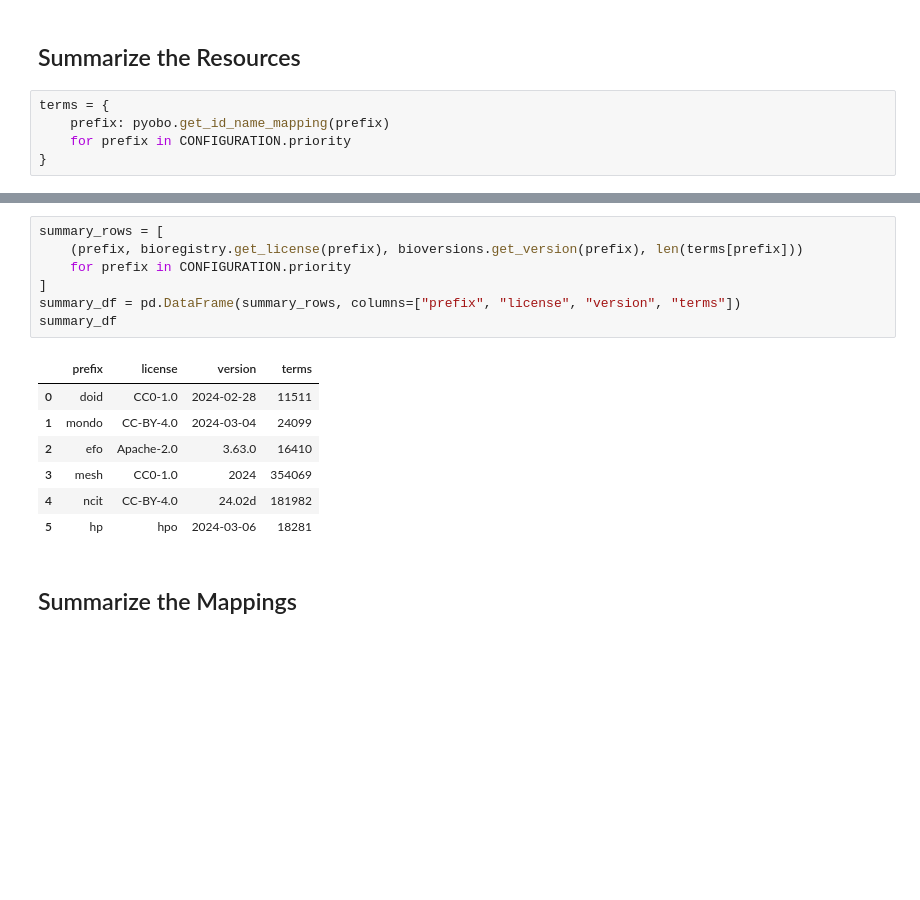
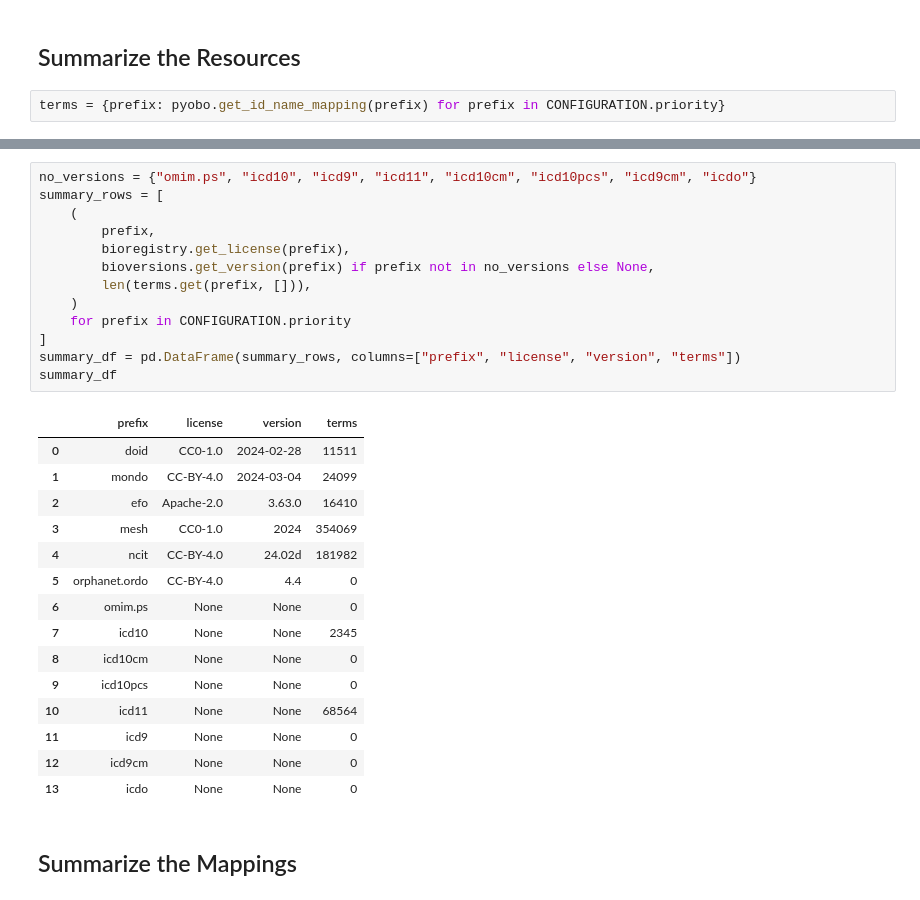
Before and after one commit to biopragmatics/semra, a Jupyter notebook: scripts/Disease Landscape Comparison.ipynb, the cells around one changed output, grey strips where cells are left out. Cells and saved outputs as stored; diff of their text form; blank space fills up the shorter version.

```diff
--- a/scripts/Disease Landscape Comparison.ipynb
+++ b/scripts/Disease Landscape Comparison.ipynb
@@ -18,7 +22,4 @@ from disease import CONFIGURATION, MODULE
 # %% [markdown]
 ## Summarize the Resources
 # %%
-terms = {
-    prefix: pyobo.get_id_name_mapping(prefix)
-    for prefix in CONFIGURATION.priority
-}
+terms = {prefix: pyobo.get_id_name_mapping(prefix) for prefix in CONFIGURATION.priority}
@@ -25,18 +44,32 @@ terms = {
 # %%
+no_versions = {"omim.ps", "icd10", "icd9", "icd11", "icd10cm", "icd10pcs", "icd9cm", "icdo"}
 summary_rows = [
-    (prefix, bioregistry.get_license(prefix), bioversions.get_version(prefix), len(terms[prefix]))
+    (
+        prefix,
+        bioregistry.get_license(prefix),
+        bioversions.get_version(prefix) if prefix not in no_versions else None,
+        len(terms.get(prefix, [])),
+    )
     for prefix in CONFIGURATION.priority
 ]
 summary_df = pd.DataFrame(summary_rows, columns=["prefix", "license", "version", "terms"])
 summary_df
 # %% [output]
 |  | prefix | license | version | terms |
 | 0 | doid | CC0-1.0 | 2024-02-28 | 11511 |
 | 1 | mondo | CC-BY-4.0 | 2024-03-04 | 24099 |
 | 2 | efo | Apache-2.0 | 3.63.0 | 16410 |
 | 3 | mesh | CC0-1.0 | 2024 | 354069 |
 | 4 | ncit | CC-BY-4.0 | 24.02d | 181982 |
-| 5 | hp | hpo | 2024-03-06 | 18281 |
+| 5 | orphanet.ordo | CC-BY-4.0 | 4.4 | 0 |
+| 6 | omim.ps | None | None | 0 |
+| 7 | icd10 | None | None | 2345 |
+| 8 | icd10cm | None | None | 0 |
+| 9 | icd10pcs | None | None | 0 |
+| 10 | icd11 | None | None | 68564 |
+| 11 | icd9 | None | None | 0 |
+| 12 | icd9cm | None | None | 0 |
+| 13 | icdo | None | None | 0 |
 # %% [markdown]
 ## Summarize the Mappings
 # %%
```
Also changed, not shown: parts of 16 cells of this notebook, 2 other files.
